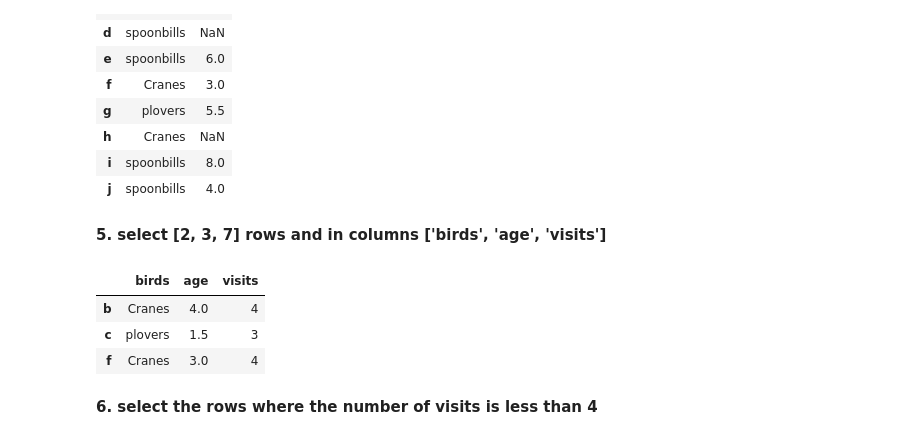
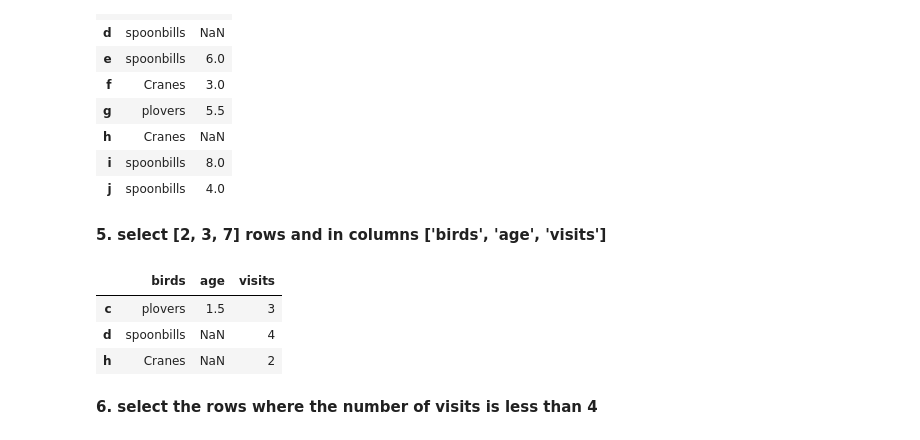
Before and after one commit to firdous-sultana/AppliedAIAssignment, a Jupyter notebook: pandas_basics_practice.ipynb, the cells around one changed output. Drawn from its saved outputs; the diff is of its cells as text; code cells hidden in the pictures.

```diff
--- a/pandas_basics_practice.ipynb
+++ b/pandas_basics_practice.ipynb
@@ -68,12 +74,13 @@ data[['birds','age']]
 # %% [markdown]
 **5. select [2, 3, 7] rows and in columns ['birds', 'age', 'visits']**
 # %%
-data.loc[['b', 'c', 'f'], ['birds', 'age', 'visits']]
+#data.loc[['b', 'c', 'f'], ['birds', 'age', 'visits']]
+data[['birds', 'age', 'visits']].iloc[[2,3,7]]
 # %% [output]
 |  | birds | age | visits |
-| b | Cranes | 4.0 | 4 |
 | c | plovers | 1.5 | 3 |
-| f | Cranes | 3.0 | 4 |
+| d | spoonbills | NaN | 4 |
+| h | Cranes | NaN | 2 |
 # %% [markdown]
 **6. select the rows where the number of visits is less than 4**
 # %%
```
Also changed, not shown: parts of 4 cells of this notebook.
